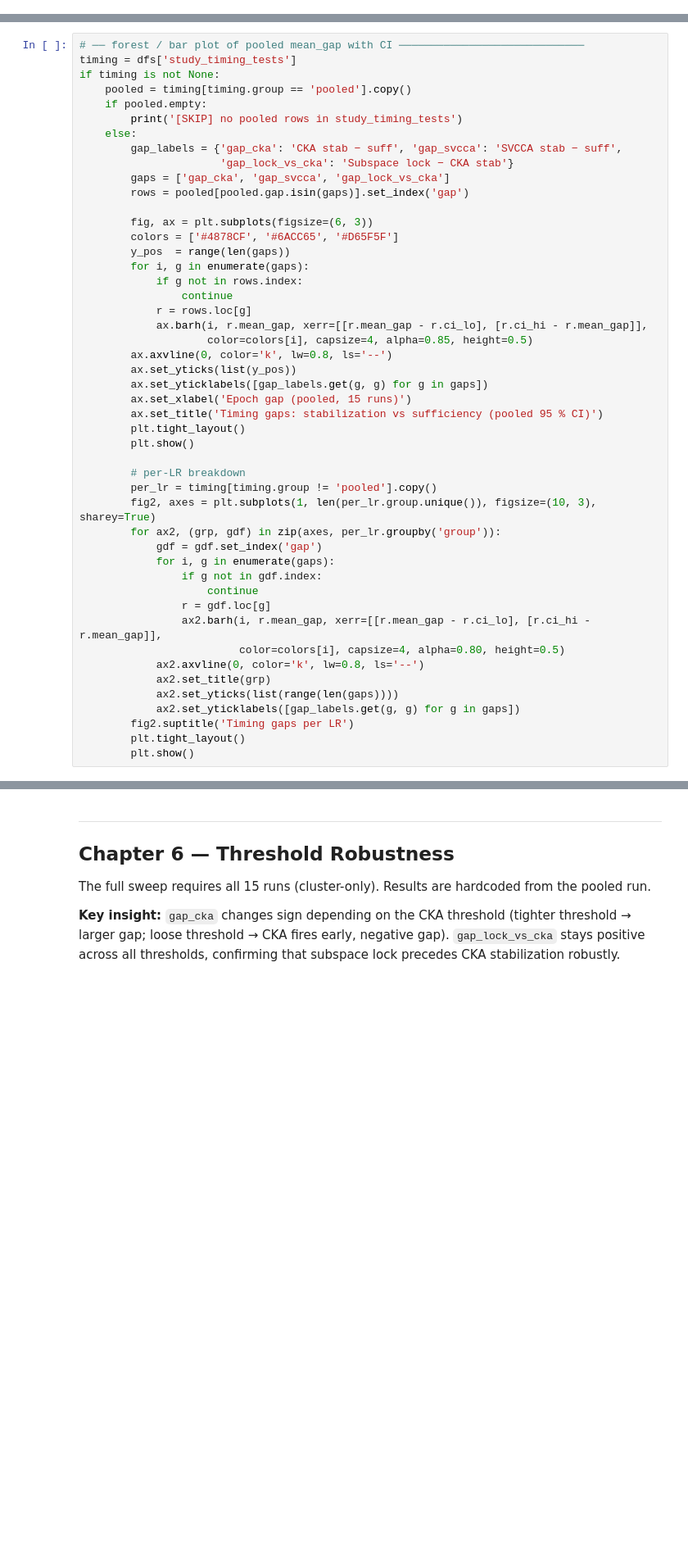
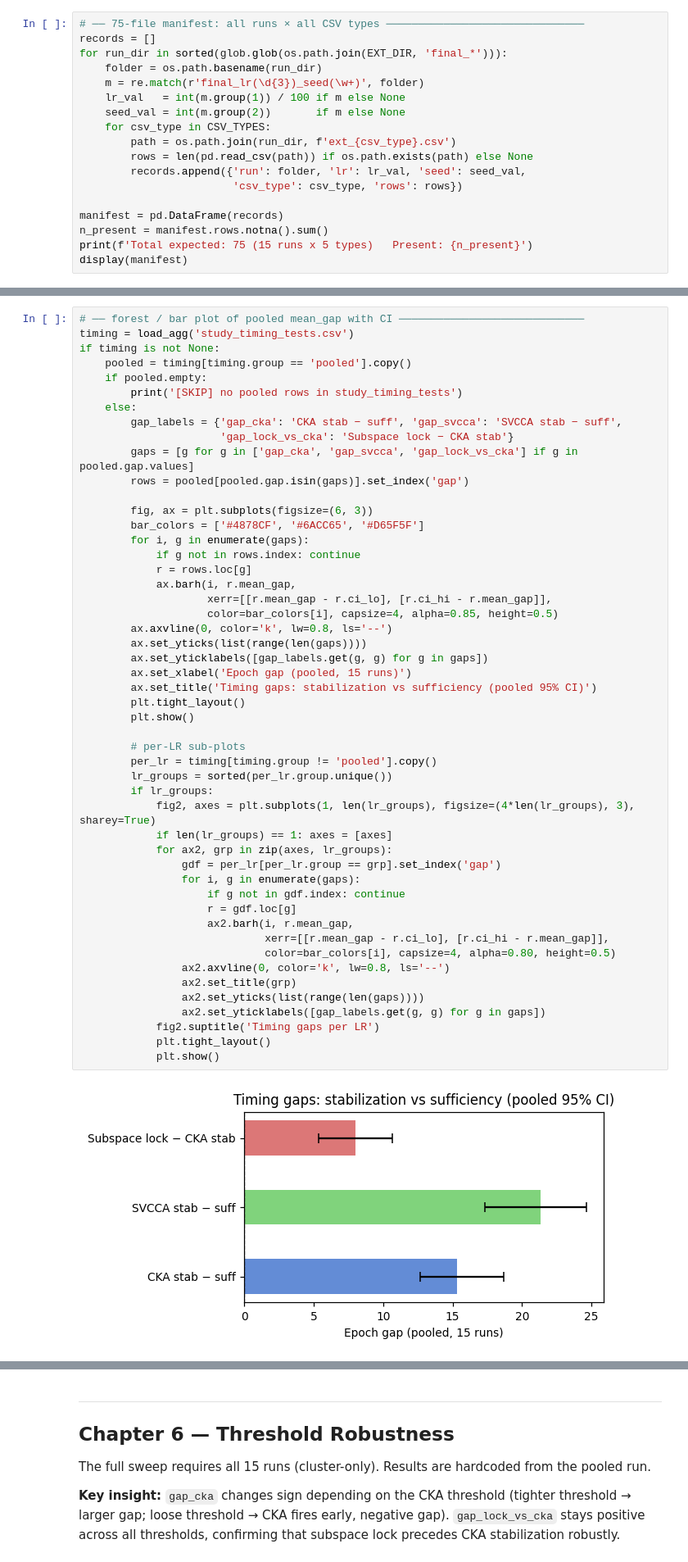
Before and after one commit to gabrielmjrr/representation-stabilization, a Jupyter notebook: notebooks/extended_results.ipynb, the cells around one changed output, grey strips where cells are left out. Shown at 82% size. Saved outputs shown, nothing was run; the diff lists cells and outputs as text; blank space fills up the shorter version.

```diff
--- a/notebooks/extended_results.ipynb
+++ b/notebooks/extended_results.ipynb
@@ -121,0 +178,18 @@ Cluster-only        : remaining 14 per-run ext_*.csv files, threshold sweep raw
+# %%
+# ── 75-file manifest: all runs × all CSV types ───────────────────────────────
+records = []
+for run_dir in sorted(glob.glob(os.path.join(EXT_DIR, 'final_*'))):
+    folder = os.path.basename(run_dir)
+    m = re.match(r'final_lr(\d{3})_seed(\w+)', folder)
+    lr_val   = int(m.group(1)) / 100 if m else None
+    seed_val = int(m.group(2))       if m else None
+    for csv_type in CSV_TYPES:
+        path = os.path.join(run_dir, f'ext_{csv_type}.csv')
+        rows = len(pd.read_csv(path)) if os.path.exists(path) else None
+        records.append({'run': folder, 'lr': lr_val, 'seed': seed_val,
+                        'csv_type': csv_type, 'rows': rows})
+
+manifest = pd.DataFrame(records)
+n_present = manifest.rows.notna().sum()
+print(f'Total expected: 75 (15 runs x 5 types)   Present: {n_present}')
+display(manifest)
@@ -135,48 +236,52 @@ if timing is not None:
 # %%
 # ── forest / bar plot of pooled mean_gap with CI ─────────────────────────────
-timing = dfs['study_timing_tests']
+timing = load_agg('study_timing_tests.csv')
 if timing is not None:
     pooled = timing[timing.group == 'pooled'].copy()
     if pooled.empty:
         print('[SKIP] no pooled rows in study_timing_tests')
     else:
         gap_labels = {'gap_cka': 'CKA stab − suff', 'gap_svcca': 'SVCCA stab − suff',
                       'gap_lock_vs_cka': 'Subspace lock − CKA stab'}
-        gaps = ['gap_cka', 'gap_svcca', 'gap_lock_vs_cka']
+        gaps = [g for g in ['gap_cka', 'gap_svcca', 'gap_lock_vs_cka'] if g in pooled.gap.values]
         rows = pooled[pooled.gap.isin(gaps)].set_index('gap')
 
         fig, ax = plt.subplots(figsize=(6, 3))
-        colors = ['#4878CF', '#6ACC65', '#D65F5F']
-        y_pos  = range(len(gaps))
+        bar_colors = ['#4878CF', '#6ACC65', '#D65F5F']
         for i, g in enumerate(gaps):
-            if g not in rows.index:
-                continue
+            if g not in rows.index: continue
             r = rows.loc[g]
-            ax.barh(i, r.mean_gap, xerr=[[r.mean_gap - r.ci_lo], [r.ci_hi - r.mean_gap]],
-                    color=colors[i], capsize=4, alpha=0.85, height=0.5)
+            ax.barh(i, r.mean_gap,
+                    xerr=[[r.mean_gap - r.ci_lo], [r.ci_hi - r.mean_gap]],
+                    color=bar_colors[i], capsize=4, alpha=0.85, height=0.5)
         ax.axvline(0, color='k', lw=0.8, ls='--')
-        ax.set_yticks(list(y_pos))
+        ax.set_yticks(list(range(len(gaps))))
         ax.set_yticklabels([gap_labels.get(g, g) for g in gaps])
         ax.set_xlabel('Epoch gap (pooled, 15 runs)')
-        ax.set_title('Timing gaps: stabilization vs sufficiency (pooled 95 % CI)')
+        ax.set_title('Timing gaps: stabilization vs sufficiency (pooled 95% CI)')
         plt.tight_layout()
         plt.show()
 
-        # per-LR breakdown
+        # per-LR sub-plots
         per_lr = timing[timing.group != 'pooled'].copy()
-        fig2, axes = plt.subplots(1, len(per_lr.group.unique()), figsize=(10, 3), sharey=True)
-        for ax2, (grp, gdf) in zip(axes, per_lr.groupby('group')):
-            gdf = gdf.set_index('gap')
-            for i, g in enumerate(gaps):
-                if g not in gdf.index:
-                    continue
-                r = gdf.loc[g]
-                ax2.barh(i, r.mean_gap, xerr=[[r.mean_gap - r.ci_lo], [r.ci_hi - r.mean_gap]],
-                         color=colors[i], capsize=4, alpha=0.80, height=0.5)
-            ax2.axvline(0, color='k', lw=0.8, ls='--')
-            ax2.set_title(grp)
-            ax2.set_yticks(list(range(len(gaps))))
-            ax2.set_yticklabels([gap_labels.get(g, g) for g in gaps])
-        fig2.suptitle('Timing gaps per LR')
-        plt.tight_layout()
-        plt.show()
+        lr_groups = sorted(per_lr.group.unique())
+        if lr_groups:
+            fig2, axes = plt.subplots(1, len(lr_groups), figsize=(4*len(lr_groups), 3), sharey=True)
+            if len(lr_groups) == 1: axes = [axes]
+            for ax2, grp in zip(axes, lr_groups):
+                gdf = per_lr[per_lr.group == grp].set_index('gap')
+                for i, g in enumerate(gaps):
+                    if g not in gdf.index: continue
+                    r = gdf.loc[g]
+                    ax2.barh(i, r.mean_gap,
+                             xerr=[[r.mean_gap - r.ci_lo], [r.ci_hi - r.mean_gap]],
+                             color=bar_colors[i], capsize=4, alpha=0.80, height=0.5)
+                ax2.axvline(0, color='k', lw=0.8, ls='--')
+                ax2.set_title(grp)
+                ax2.set_yticks(list(range(len(gaps))))
+                ax2.set_yticklabels([gap_labels.get(g, g) for g in gaps])
+            fig2.suptitle('Timing gaps per LR')
+            plt.tight_layout()
+            plt.show()
+# %% [output]
+[figure, added]
```
Also changed, not shown: parts of 55 cells of this notebook.
